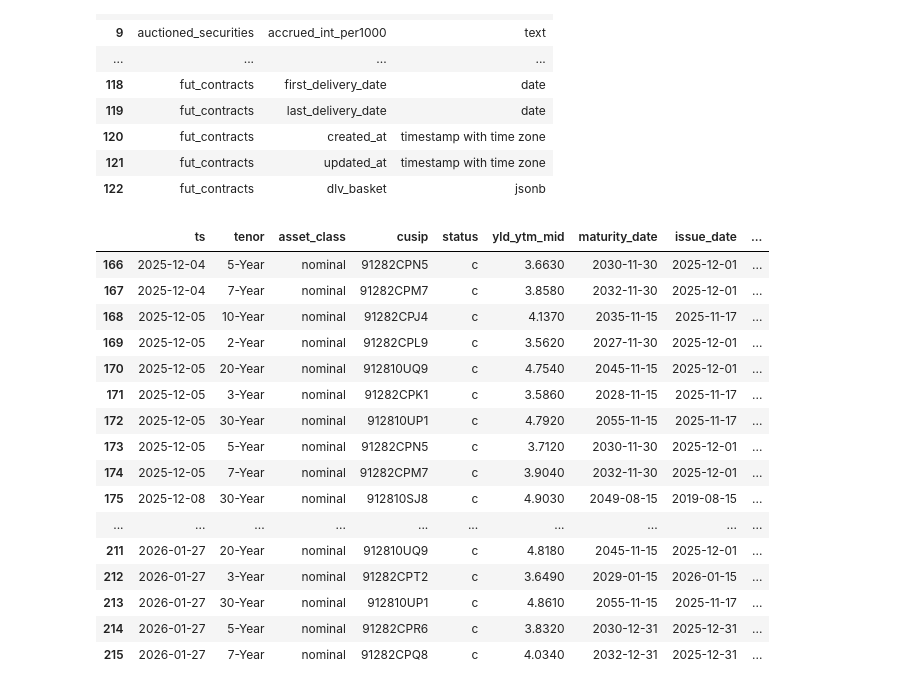
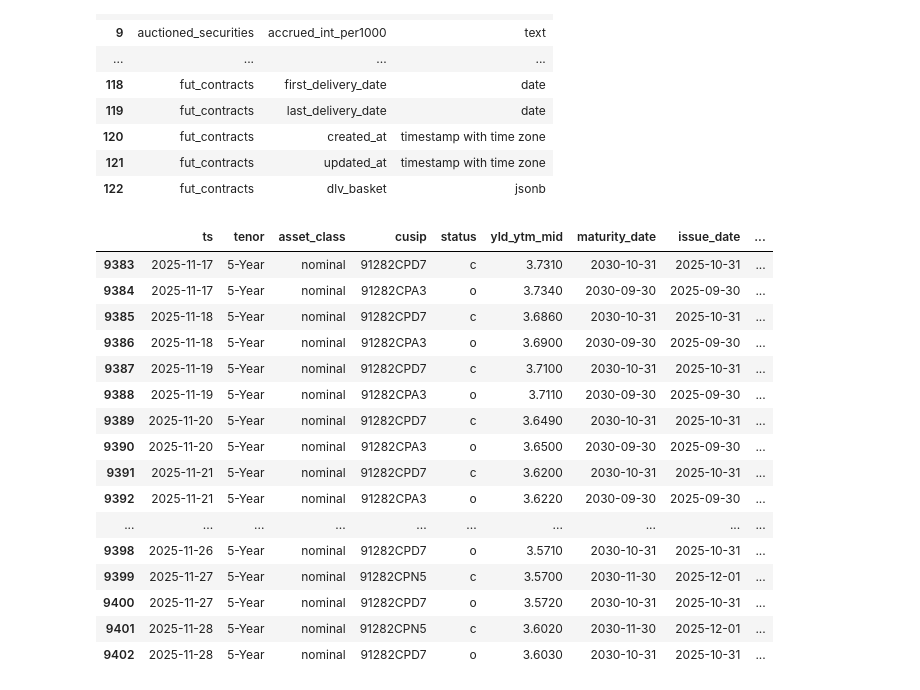
Before and after one commit to jbenr/Views, a Jupyter notebook: dig/p_tothe_c_tothe_a.ipynb, the cells around one changed output. Drawn from its saved outputs; the diff is of its cells as text; code cells hidden in the pictures.

```diff
--- a/dig/p_tothe_c_tothe_a.ipynb
+++ b/dig/p_tothe_c_tothe_a.ipynb
@@ -68,34 +68,35 @@ sch
 # %%
 query = """
 select distinct h.ts, h.tenor, h.asset_class, h.cusip, h.status, h.yld_ytm_mid,
 date(s.maturity_date) as maturity_date, date(s.issue_date) as issue_date, s.original_security_term
 from md.headline h
 left join sec.auctioned_securities s on h.cusip = s.cusip and s.reopening = 'No'
-where ts > '20251101'
+where ts < '20251201'
 and asset_class = 'nominal'
-and status in ('c')
+and status in ('c','o')
+and tenor = '5-Year'
 order by ts, status
 """
 hl = pd.read_sql(query, conn)
-hl.tail(50)
+hl.tail(20)
 # %% [output]
 |  | ts | tenor | asset_class | cusip | status | yld_ytm_mid | maturity_date | issue_date | ... |
-| 166 | 2025-12-04 | 5-Year | nominal | 91282CPN5 | c | 3.6630 | 2030-11-30 | 2025-12-01 | ... |
-| 167 | 2025-12-04 | 7-Year | nominal | 91282CPM7 | c | 3.8580 | 2032-11-30 | 2025-12-01 | ... |
-| 168 | 2025-12-05 | 10-Year | nominal | 91282CPJ4 | c | 4.1370 | 2035-11-15 | 2025-11-17 | ... |
-| 169 | 2025-12-05 | 2-Year | nominal | 91282CPL9 | c | 3.5620 | 2027-11-30 | 2025-12-01 | ... |
-| 170 | 2025-12-05 | 20-Year | nominal | 912810UQ9 | c | 4.7540 | 2045-11-15 | 2025-12-01 | ... |
-| 171 | 2025-12-05 | 3-Year | nominal | 91282CPK1 | c | 3.5860 | 2028-11-15 | 2025-11-17 | ... |
-| 172 | 2025-12-05 | 30-Year | nominal | 912810UP1 | c | 4.7920 | 2055-11-15 | 2025-11-17 | ... |
-| 173 | 2025-12-05 | 5-Year | nominal | 91282CPN5 | c | 3.7120 | 2030-11-30 | 2025-12-01 | ... |
-| 174 | 2025-12-05 | 7-Year | nominal | 91282CPM7 | c | 3.9040 | 2032-11-30 | 2025-12-01 | ... |
-| 175 | 2025-12-08 | 30-Year | nominal | 912810SJ8 | c | 4.9030 | 2049-08-15 | 2019-08-15 | ... |
+| 9383 | 2025-11-17 | 5-Year | nominal | 91282CPD7 | c | 3.7310 | 2030-10-31 | 2025-10-31 | ... |
+| 9384 | 2025-11-17 | 5-Year | nominal | 91282CPA3 | o | 3.7340 | 2030-09-30 | 2025-09-30 | ... |
+| 9385 | 2025-11-18 | 5-Year | nominal | 91282CPD7 | c | 3.6860 | 2030-10-31 | 2025-10-31 | ... |
+| 9386 | 2025-11-18 | 5-Year | nominal | 91282CPA3 | o | 3.6900 | 2030-09-30 | 2025-09-30 | ... |
+| 9387 | 2025-11-19 | 5-Year | nominal | 91282CPD7 | c | 3.7100 | 2030-10-31 | 2025-10-31 | ... |
+| 9388 | 2025-11-19 | 5-Year | nominal | 91282CPA3 | o | 3.7110 | 2030-09-30 | 2025-09-30 | ... |
+| 9389 | 2025-11-20 | 5-Year | nominal | 91282CPD7 | c | 3.6490 | 2030-10-31 | 2025-10-31 | ... |
+| 9390 | 2025-11-20 | 5-Year | nominal | 91282CPA3 | o | 3.6500 | 2030-09-30 | 2025-09-30 | ... |
+| 9391 | 2025-11-21 | 5-Year | nominal | 91282CPD7 | c | 3.6200 | 2030-10-31 | 2025-10-31 | ... |
+| 9392 | 2025-11-21 | 5-Year | nominal | 91282CPA3 | o | 3.6220 | 2030-09-30 | 2025-09-30 | ... |
 | ... | ... | ... | ... | ... | ... | ... | ... | ... | ... |
-| 211 | 2026-01-27 | 20-Year | nominal | 912810UQ9 | c | 4.8180 | 2045-11-15 | 2025-12-01 | ... |
-| 212 | 2026-01-27 | 3-Year | nominal | 91282CPT2 | c | 3.6490 | 2029-01-15 | 2026-01-15 | ... |
-| 213 | 2026-01-27 | 30-Year | nominal | 912810UP1 | c | 4.8610 | 2055-11-15 | 2025-11-17 | ... |
-| 214 | 2026-01-27 | 5-Year | nominal | 91282CPR6 | c | 3.8320 | 2030-12-31 | 2025-12-31 | ... |
-| 215 | 2026-01-27 | 7-Year | nominal | 91282CPQ8 | c | 4.0340 | 2032-12-31 | 2025-12-31 | ... |
+| 9398 | 2025-11-26 | 5-Year | nominal | 91282CPD7 | o | 3.5710 | 2030-10-31 | 2025-10-31 | ... |
+| 9399 | 2025-11-27 | 5-Year | nominal | 91282CPN5 | c | 3.5700 | 2030-11-30 | 2025-12-01 | ... |
+| 9400 | 2025-11-27 | 5-Year | nominal | 91282CPD7 | o | 3.5720 | 2030-10-31 | 2025-10-31 | ... |
+| 9401 | 2025-11-28 | 5-Year | nominal | 91282CPN5 | c | 3.6020 | 2030-11-30 | 2025-12-01 | ... |
+| 9402 | 2025-11-28 | 5-Year | nominal | 91282CPD7 | o | 3.6030 | 2030-10-31 | 2025-10-31 | ... |
 # %%
 df = hl.pivot(index='ts', columns='tenor', values='yld_ytm_mid')[['2-Year','3-Year','5-Year','7-Year','10-Year','20-Year','30-Year']]
 df['2y10y'] = 100*(df['10-Year'] - df['2-Year'])
```
Also changed, not shown: parts of 2 cells of this notebook.
